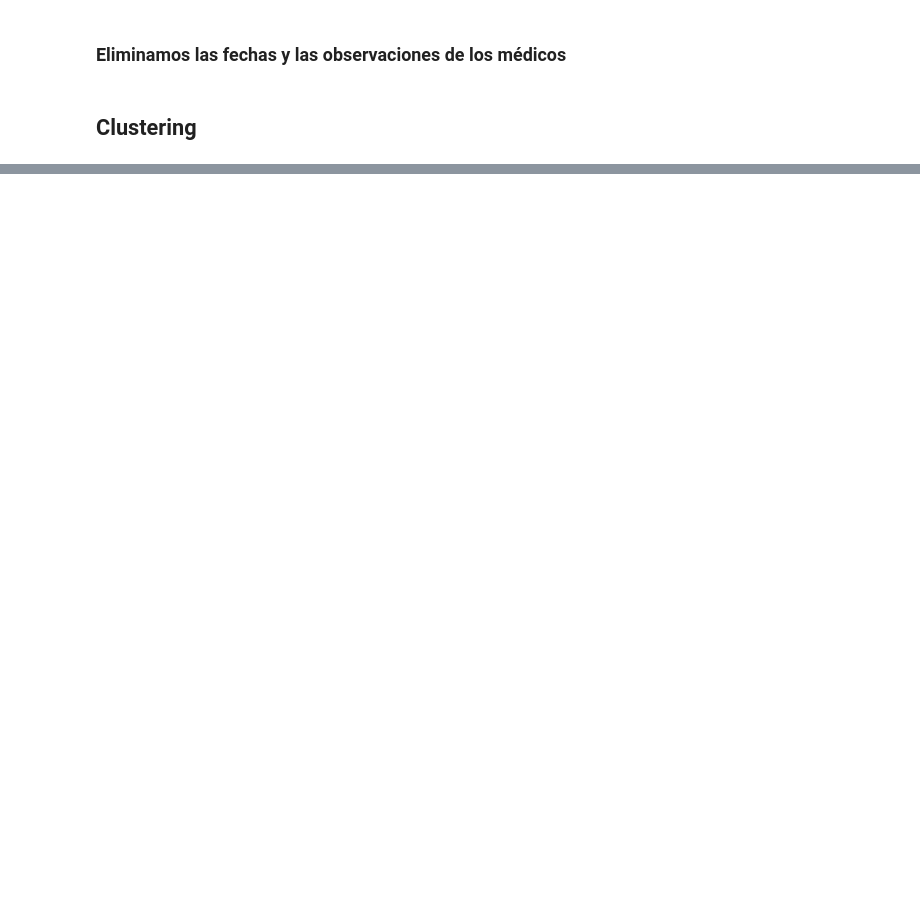
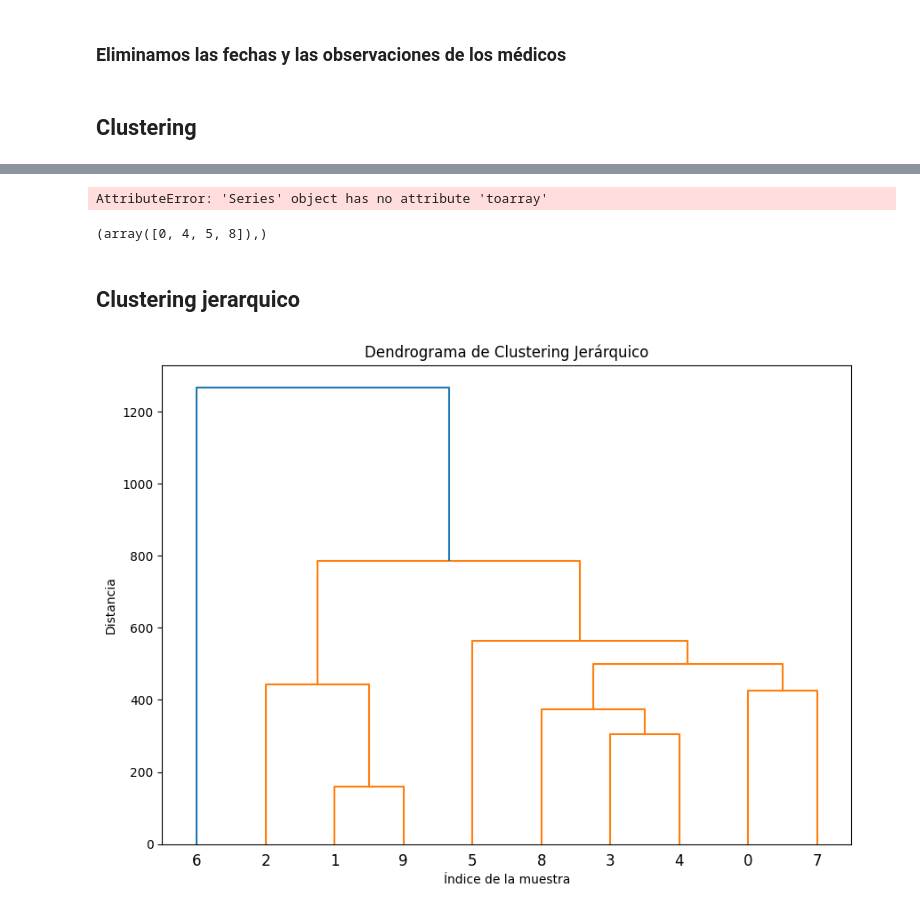
Before and after one commit to mikelCanal/EATITALL, a Jupyter notebook: eatitall_scripts/extraccion_informacion/clustering/clustering.ipynb, the cells around one changed output, grey strips where cells are left out. Drawn from its saved outputs; the diff is of its cells as text; code cells hidden in the pictures; blank space fills up the shorter version.

```diff
--- a/eatitall_scripts/extraccion_informacion/clustering/clustering.ipynb
+++ b/eatitall_scripts/extraccion_informacion/clustering/clustering.ipynb
@@ -164,0 +497,18 @@ ValueError: Input contains NaN, infinity or a value too large for dtype('float64
+# %%
+df['imc'].toarray()
+# %% [output]
+AttributeError: 'Series' object has no attribute 'toarray'
+# %%
+import numpy as np
+
+# Supongamos que este es tu array
+array = np.array([1, 2, 3, 4, 1, 1, 5, 6, 1])
+
+# Encontrar los índices donde el valor es '1'
+indices = np.where(array == 1)
+
+indices
+# %% [output]
+(array([0, 4, 5, 8]),)
+# %% [markdown]
+## Clustering jerarquico
@@ -164,0 +521,13 @@ ValueError: Input contains NaN, infinity or a value too large for dtype('float64
+# %%
+# Generar la matriz de enlace usando el método 'ward'
+Z = linkage(df, method='ward')
+# %%
+# Dibujar el dendrograma
+plt.figure(figsize=(10, 7))
+plt.title("Dendrograma de Clustering Jerárquico")
+dendrogram(Z, labels=df.index)
+plt.xlabel("Índice de la muestra")
+plt.ylabel("Distancia")
+plt.show()
+# %% [output]
+[figure, added]
```
Also changed, not shown: parts of 35 cells of this notebook, 2 other files.
